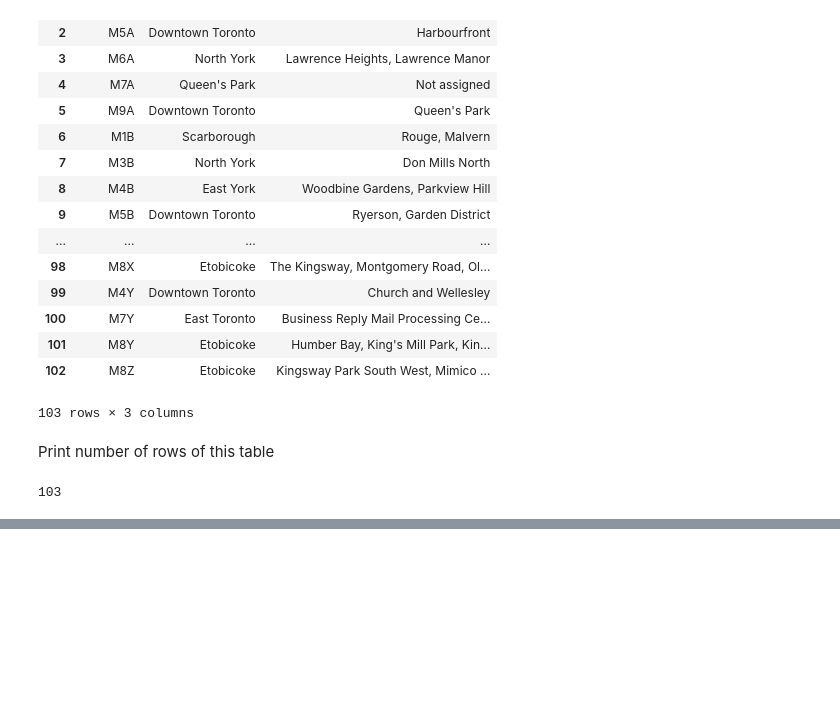
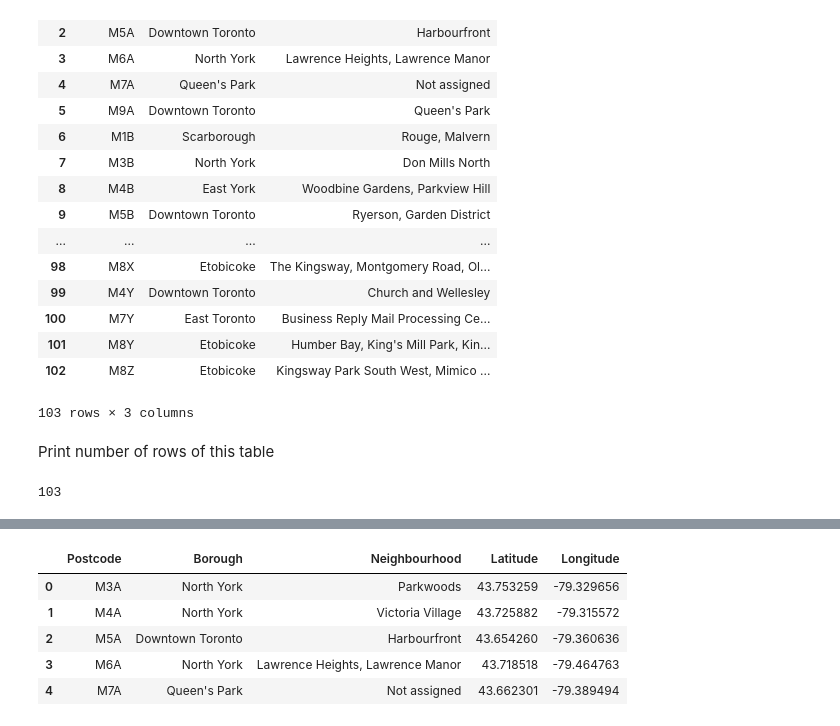
Before and after one commit to wxxxx0426/Coursera_Capstone, a Jupyter notebook: Toronto.ipynb, the cells around one changed output, grey strips where cells are left out. Drawn from its saved outputs; the diff is of its cells as text; code cells hidden in the pictures; blank space fills up the shorter version.

```diff
--- a/Toronto.ipynb
+++ b/Toronto.ipynb
@@ -220,0 +235,4 @@ toronto_df.shape[0]
+# %%
+with open('geocode_data.csv') as csv_file:
+    geocode_df = pd.read_csv(csv_file)
+geocode_df.head()
@@ -220,0 +246,8 @@ toronto_df.shape[0]
+# %%
+lat_list = []
+for i in range(toronto_df.shape[0]):
+    code = toronto_df.Postcode[i]
+    lat = geocode_df[geocode_df['Postal Code']== code].values[0][1]
+    lat_list.append(lat)
+toronto_df['Latitude'] = lat_list
+toronto_df.head()
@@ -220,0 +261,15 @@ toronto_df.shape[0]
+# %%
+long_list = []
+for i in range(toronto_df.shape[0]):
+    code = toronto_df.Postcode[i]
+    long = geocode_df[geocode_df['Postal Code']== code].values[0][2]
+    long_list.append(long)
+toronto_df['Longitude'] = long_list
+toronto_df.head()
+# %% [output]
+|  | Postcode | Borough | Neighbourhood | Latitude | Longitude |
+| 0 | M3A | North York | Parkwoods | 43.753259 | -79.329656 |
+| 1 | M4A | North York | Victoria Village | 43.725882 | -79.315572 |
+| 2 | M5A | Downtown Toronto | Harbourfront | 43.654260 | -79.360636 |
+| 3 | M6A | North York | Lawrence Heights, Lawrence Manor | 43.718518 | -79.464763 |
+| 4 | M7A | Queen's Park | Not assigned | 43.662301 | -79.389494 |
```
Also changed, not shown: parts of 5 cells of this notebook.
